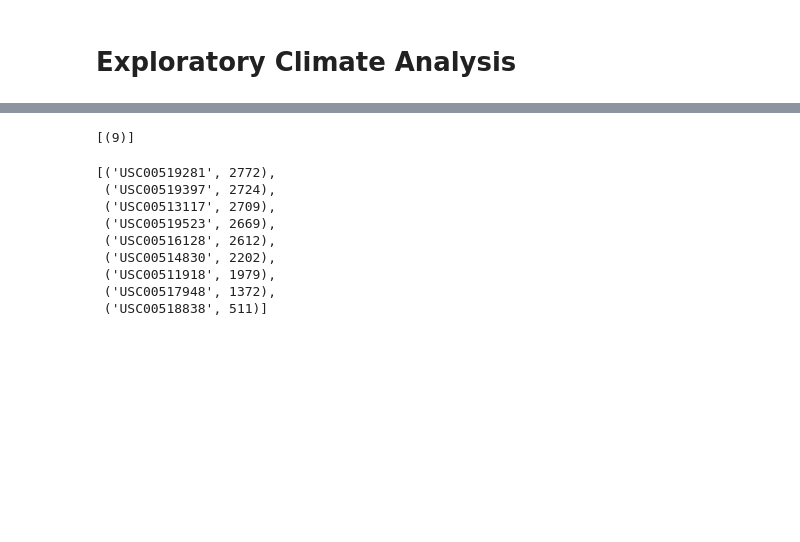
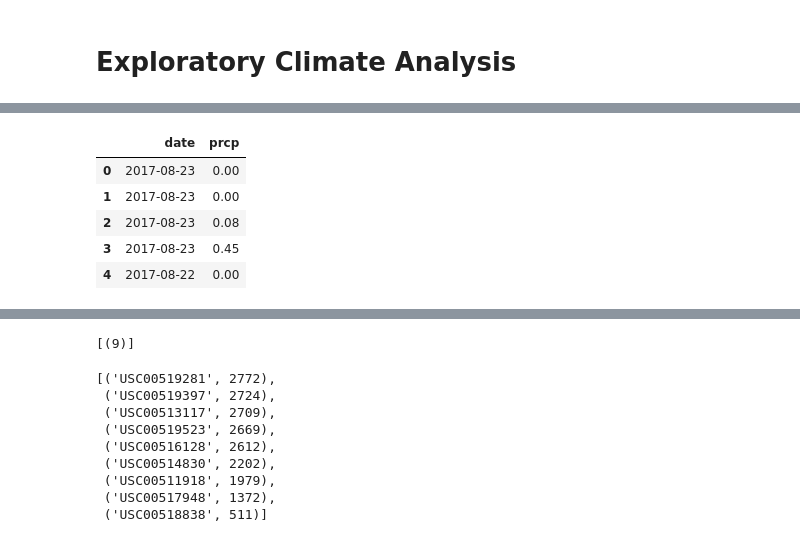
Before and after one commit to jamiediaz/HW08_SQLAlchemy, a Jupyter notebook: climate_starter.ipynb, the cells around one changed output, grey strips where cells are left out. Cells and saved outputs as stored; diff of their text form; code cells hidden in the pictures; blank space fills up the shorter version.

```diff
--- a/climate_starter.ipynb
+++ b/climate_starter.ipynb
@@ -101,0 +66,13 @@ m_results
+# %%
+# Design a query to retrieve the last 12 months of precipitation data and plot the results
+m_results = session.query(Measurement.date, Measurement.prcp).filter(Measurement.date.like("201%")).\
+order_by(Measurement.date.desc()).all()
+m_results_df = pd.DataFrame(m_results)
+m_results_df.head()
+# %% [output]
+|  | date | prcp |
+| 0 | 2017-08-23 | 0.00 |
+| 1 | 2017-08-23 | 0.00 |
+| 2 | 2017-08-23 | 0.08 |
+| 3 | 2017-08-23 | 0.45 |
+| 4 | 2017-08-22 | 0.00 |
```
Also changed, not shown: parts of 7 cells of this notebook.
